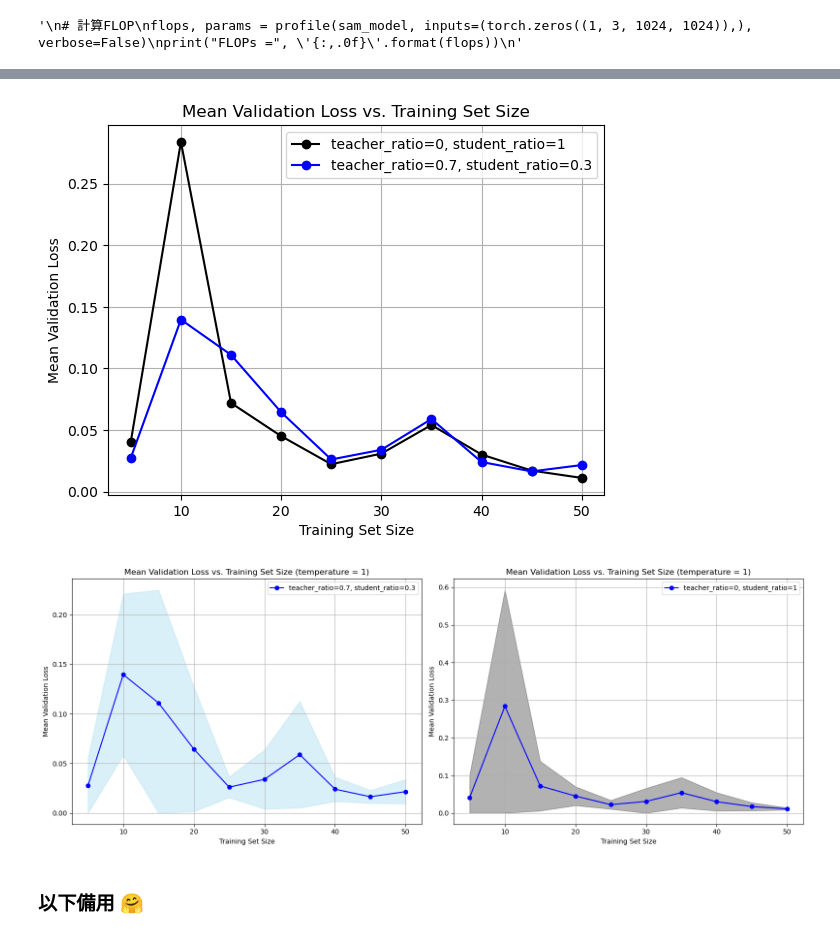
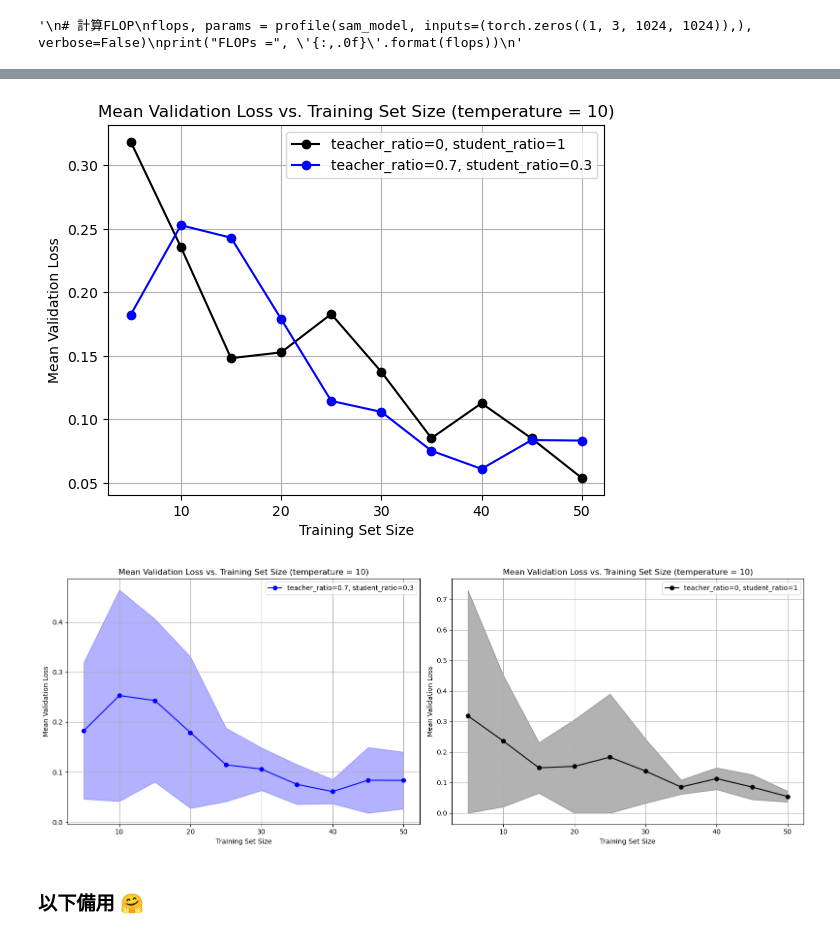
Before and after one commit to Eat-Apple-Again/RipplesDetection, a Jupyter notebook: KD_trial Kfold.ipynb, the cells around one changed output, grey strips where cells are left out. Drawn from its saved outputs; the diff is of its cells as text; code cells hidden in the pictures.

Commit message:
Run (teacher_ratio=0.7, temperature=10) with random validation set(K-fold, K=5))

```diff
--- a/KD_trial Kfold.ipynb
+++ b/KD_trial Kfold.ipynb
@@ -492,6 +492,7 @@ class SplashDataSet(Dataset):
         mask = mask[0, None, :, :]
         return image, mask
 # %%
+%%time
 # trial
 from torch.utils.data import Subset, DataLoader
 import tkinter as tk
@@ -512,6 +513,10 @@ def select_folder():
     return parent_folder
 
 data_folder = select_folder()
+
+# Knowledge Distillation Parameters
+teacher_ratio = 0.7 # The ground truth ratio will be (1-teacher_ratio)
+temperature = 10
 
 # 初始化 KFold
 kfold = KFold(n_splits=5, shuffle=False)
@@ -547,8 +552,8 @@ for train_size in train_sizes:
         val_loader = DataLoader(val_dataset, batch_size=1, shuffle=False)
 
         # 在這裡進行模型的訓練和評估
-        lc = train(segformer_model, sam_model, processor, 10, train_loader, val_loader, 0, 1)
-        lc_KD = train(segformer_model, sam_model, processor, 10, train_loader, val_loader, 0.7, 1)
+        lc = train(segformer_model, sam_model, processor, 10, train_loader, val_loader, 0, temperature)
+        lc_KD = train(segformer_model, sam_model, processor, 10, train_loader, val_loader, teacher_ratio, temperature)
 
         # 取最後一個 epoch 的驗證損失
         val_loss = lc['val_loss'][-1]
@@ -567,16 +572,6 @@ for train_size in train_sizes:
     mean_val_losses_KD.append(mean_val_loss_KD)
     std_val_loss_KD = np.std(val_losses_KD)
     std_val_losses_KD.append(std_val_loss_KD)
-
-# 在這裡繪製圖表
-plt.figure()
-plt.plot(train_sizes, mean_val_losses, marker='o', color='black')
-plt.plot(train_sizes, mean_val_losses_KD, marker='o', color='blue')
-plt.title('Mean Validation Loss vs. Training Set Size')
-plt.xlabel('Training Set Size')
-plt.ylabel('Mean Validation Loss')
-plt.grid(True)
-plt.show()
 # %% [output]
 Fold 1
 cuda : NVIDIA GeForce RTX 4090
@@ -603,44 +597,44 @@ Training time 0:05:27
 # %%
 plt.figure()
 plt.plot(train_sizes, mean_val_losses, marker='o', color='black', label='teacher_ratio=0, student_ratio=1')
-plt.plot(train_sizes, mean_val_losses_KD, marker='o', color='blue', label='teacher_ratio=0.7, student_ratio=0.3')
-plt.title('Mean Validation Loss vs. Training Set Size')
+plt.plot(train_sizes, mean_val_losses_KD, marker='o', color='blue', label=f'teacher_ratio={teacher_ratio}, student_ratio={round(1-teacher_ratio, 1)}')
+plt.title(f'Mean Validation Loss vs. Training Set Size (temperature = {temperature})')
 plt.xlabel('Training Set Size')
 plt.ylabel('Mean Validation Loss')
 plt.grid(True)
 plt.legend()
 plt.show()
 # %% [output]
-[figure, old version]
+[figure, new version]
 # %%
 plt.figure(figsize=(16, 6))
 
 # 圖1
 plt.subplot(1, 2, 1)
-plt.plot(train_sizes, mean_val_losses_KD, marker='o', color='b', label='teacher_ratio=0.7, student_ratio=0.3')
+plt.plot(train_sizes, mean_val_losses_KD, marker='o', color='b', label=f'teacher_ratio={teacher_ratio}, student_ratio={round(1-teacher_ratio, 1)}')
 plt.fill_between(train_sizes, np.maximum(0, np.array(mean_val_losses_KD) - np.array(std_val_losses_KD)),
                  np.array(mean_val_losses_KD) + np.array(std_val_losses_KD), color='skyblue', alpha=0.3)
-plt.title('Mean Validation Loss vs. Training Set Size (temperature = 1)')
+plt.title(f'Mean Validation Loss vs. Training Set Size (temperature = {temperature})')
 plt.xlabel('Training Set Size')
 plt.ylabel('Mean Validation Loss')
 plt.grid(True)
 plt.legend()
 
 # 圖2
 plt.subplot(1, 2, 2)
-plt.plot(train_sizes, mean_val_losses, marker='o', color='b', label='teacher_ratio=0, student_ratio=1')
+plt.plot(train_sizes, mean_val_losses, marker='o', color='black', label='teacher_ratio=0, student_ratio=1')
 plt.fill_between(train_sizes, np.maximum(0, np.array(mean_val_losses) - np.array(std_val_losses)),
                  np.array(mean_val_losses) + np.array(std_val_losses), color='black', alpha=0.3)
-plt.title('Mean Validation Loss vs. Training Set Size (temperature = 1)')
+plt.title(f'Mean Validation Loss vs. Training Set Size (temperature = {temperature})')
 plt.xlabel('Training Set Size')
 plt.ylabel('Mean Validation Loss')
 plt.grid(True)
 plt.legend()
 
 plt.tight_layout()  # 避免重疊
 plt.show()
 # %% [output]
-[figure, old version]
+[figure, new version]
 # %% [markdown]
 ### 以下備用 🤗
 # %%
```
Also changed, not shown: parts of 1 cell of this notebook.
